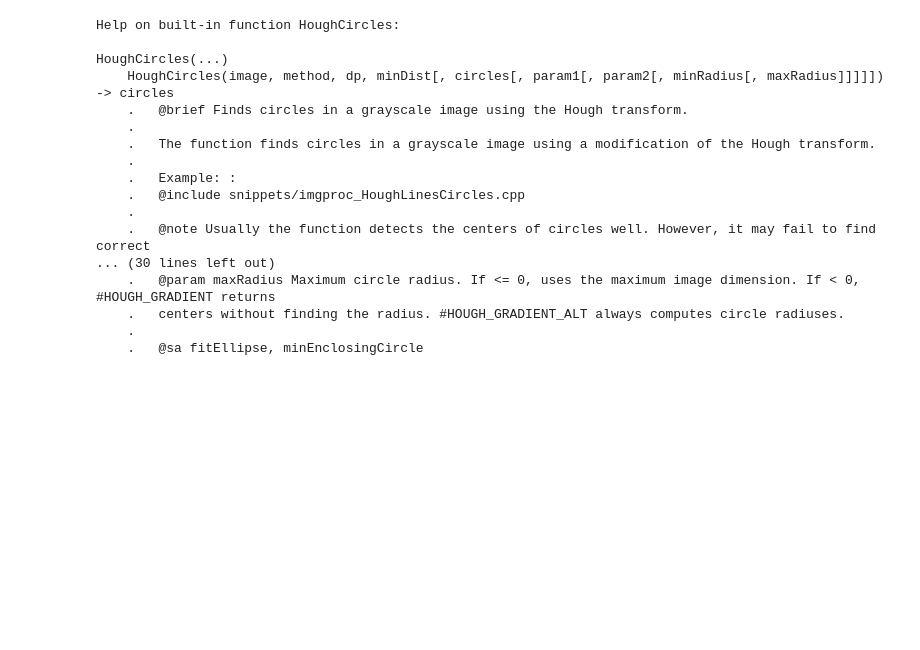
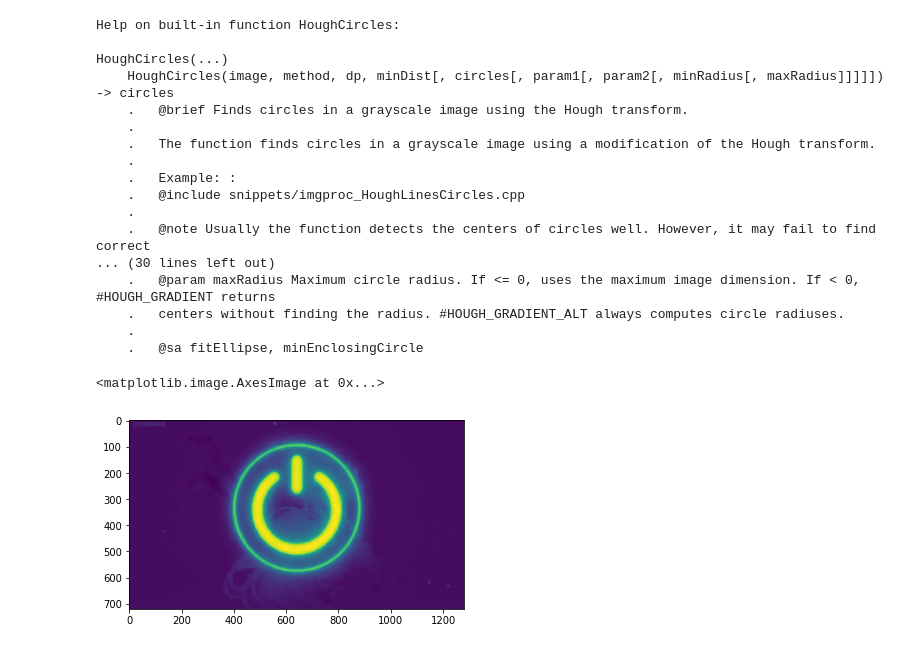
Before and after one commit to AdityaNerpagar/CompVision, a Jupyter notebook: Hough_transform_shape_detect.ipynb, the cells around one changed output. Drawn from its saved outputs; the diff is of its cells as text; code cells hidden in the pictures; blank space fills up the shorter version.

```diff
--- a/Hough_transform_shape_detect.ipynb
+++ b/Hough_transform_shape_detect.ipynb
@@ -111,7 +111,11 @@ image2 = cv2.imread("/content/Screenshot_2019-05-09-11-56-54-319_com.mxtech.vide
 # %%
 #Blurr the image and convert color
 image2 = cv2.medianBlur(image2,5)
 gray2 = cv2.cvtColor(image2,cv2.COLOR_BGR2GRAY)
+plt.imshow(gray2)
+# %% [output]
+<matplotlib.image.AxesImage at 0x...>
+[figure, added]
 # %%
 # finds the circles in the grayscale image using the Hough transform
 circles = cv2.HoughCircles(image=gray2, method=cv2.HOUGH_GRADIENT, dp=1,
```
Also changed, not shown: parts of 2 cells of this notebook.
